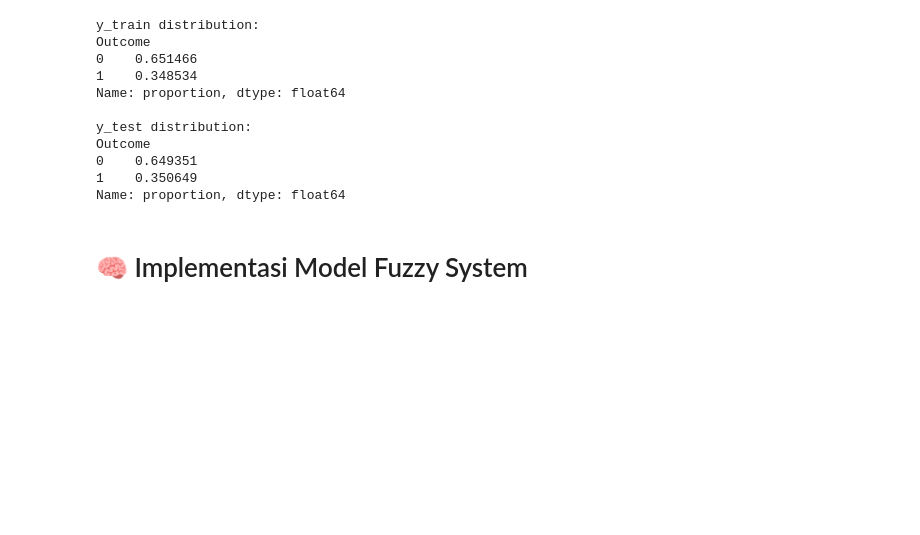
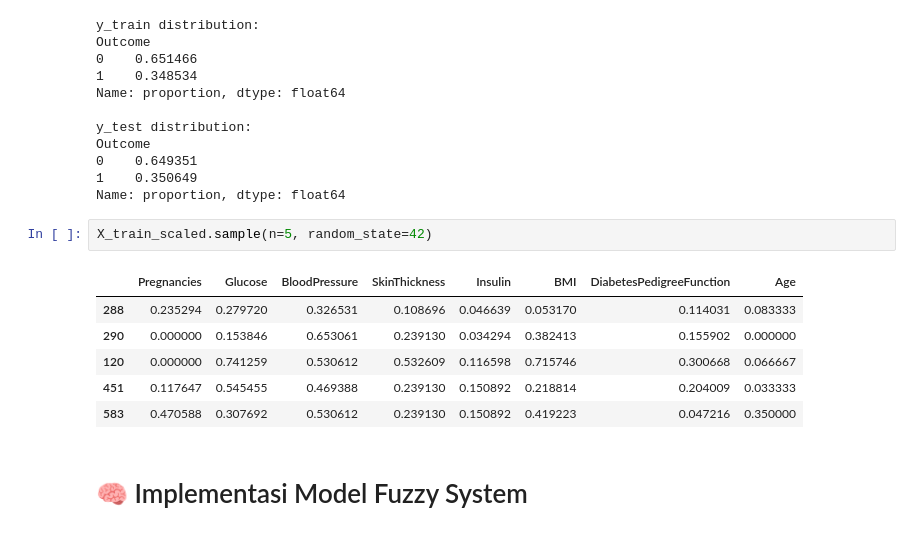
Before and after one commit to fairuztsn/yet-another-tubes-dka, a Jupyter notebook: main.ipynb, the cells around one changed output. Saved outputs shown, nothing was run; the diff lists cells and outputs as text; blank space fills up the shorter version.

Commit message:
Add train scaled sample

```diff
--- a/main.ipynb
+++ b/main.ipynb
@@ -316,6 +316,15 @@ Outcome
 0    0.649351
 1    0.350649
 Name: proportion, dtype: float64
+# %%
+X_train_scaled.sample(n=5, random_state=42)
+# %% [output]
+|  | Pregnancies | Glucose | BloodPressure | SkinThickness | Insulin | BMI | DiabetesPedigreeFunction | Age |
+| 288 | 0.235294 | 0.279720 | 0.326531 | 0.108696 | 0.046639 | 0.053170 | 0.114031 | 0.083333 |
+| 290 | 0.000000 | 0.153846 | 0.653061 | 0.239130 | 0.034294 | 0.382413 | 0.155902 | 0.000000 |
+| 120 | 0.000000 | 0.741259 | 0.530612 | 0.532609 | 0.116598 | 0.715746 | 0.300668 | 0.066667 |
+| 451 | 0.117647 | 0.545455 | 0.469388 | 0.239130 | 0.150892 | 0.218814 | 0.204009 | 0.033333 |
+| 583 | 0.470588 | 0.307692 | 0.530612 | 0.239130 | 0.150892 | 0.419223 | 0.047216 | 0.350000 |
 # %% [markdown]
 # 🧠 Implementasi Model Fuzzy System
 # %% [markdown]
```
